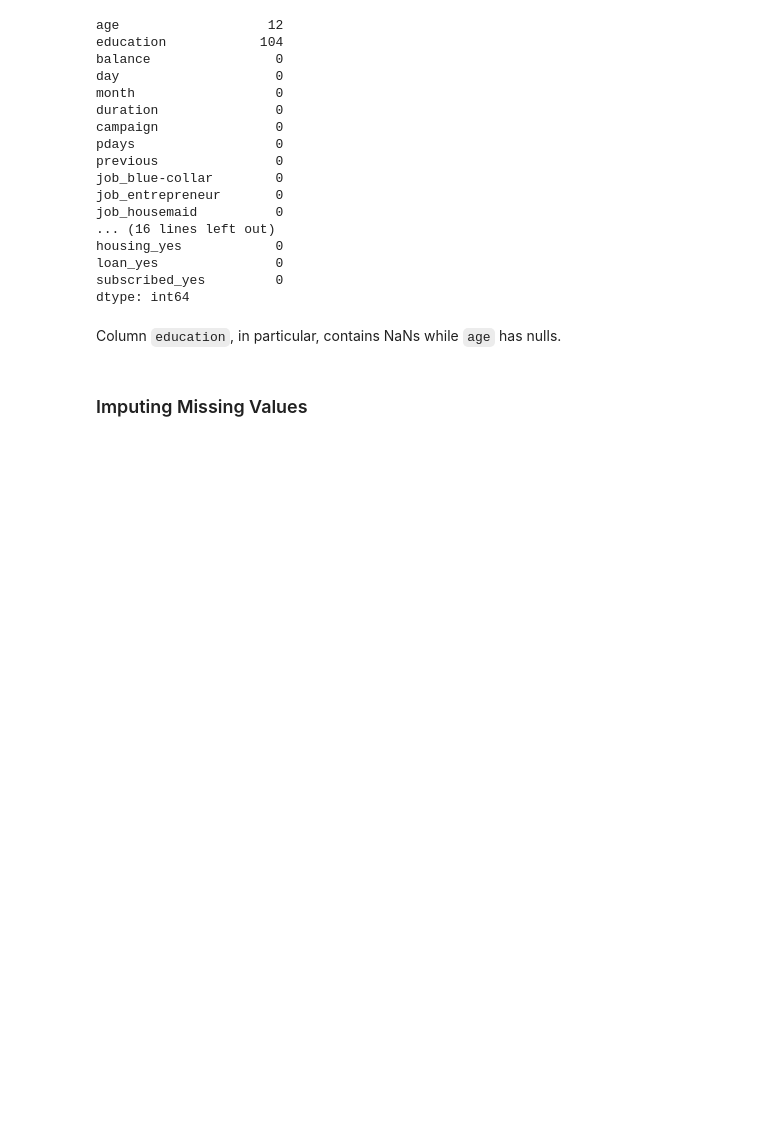
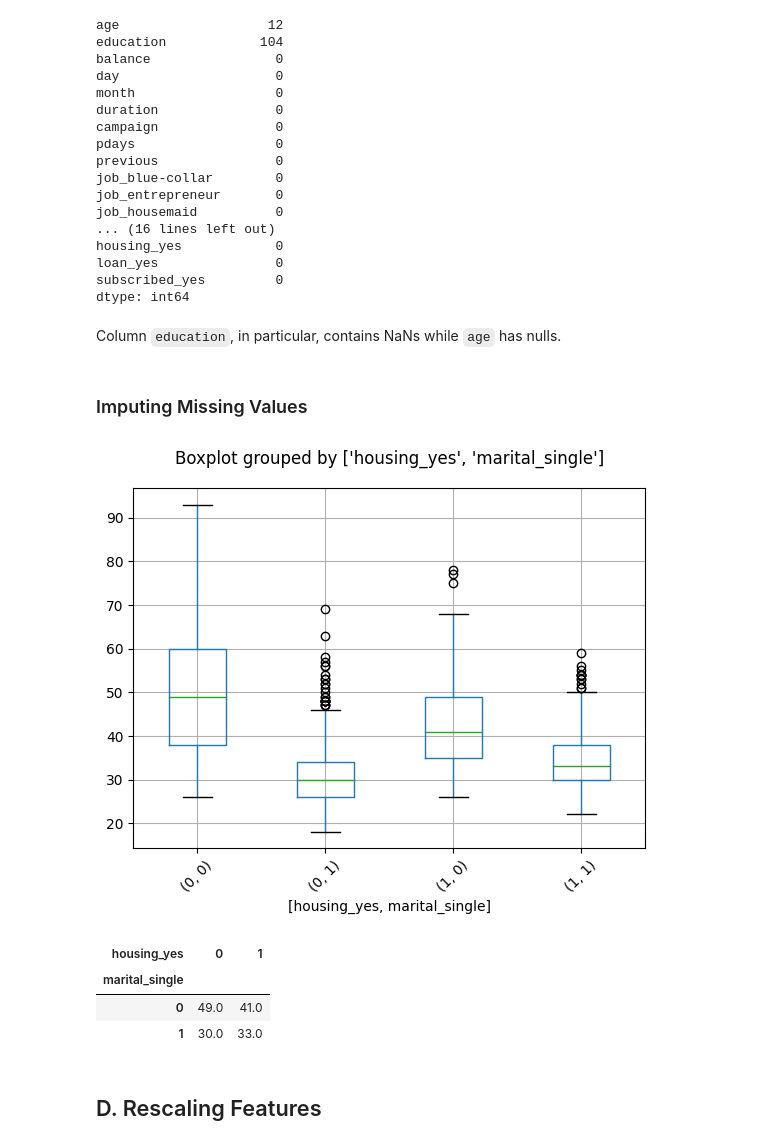
Before and after one commit to ishalazo/CS4168-DataMining-Labs, a Jupyter notebook: Lab2/lab2.ipynb, the cells around one changed output. Saved outputs shown, nothing was run; the diff lists cells and outputs as text; code cells hidden in the pictures; blank space fills up the shorter version.

```diff
--- a/Lab2/lab2.ipynb
+++ b/Lab2/lab2.ipynb
@@ -169,8 +169,19 @@ Column `education`, in particular, contains NaNs while `age` has nulls.
 # %% [markdown]
 ### Imputing Missing Values
 # %%
-df.boxplot(column='age', by=[
-
-], rot=45)
+df.boxplot(column='age', by=['housing_yes','marital_single'], rot=45)
 plt.title("")
 plt.show()
+# %% [output]
+[figure, added]
+# %%
+ptable = df.pivot_table(values='age',
+                        index='marital_single',
+                        columns='housing_yes',
+                        aggfunc=np.median)
+ptable
+# %% [output]
+| housing_yes | 0 | 1 |
+| marital_single |  |  |
+| 0 | 49.0 | 41.0 |
+| 1 | 30.0 | 33.0 |
@@ -176,0 +197,2 @@ plt.show()
+# %% [markdown]
+## D. Rescaling Features
```
Also changed, not shown: parts of 3 cells of this notebook.
